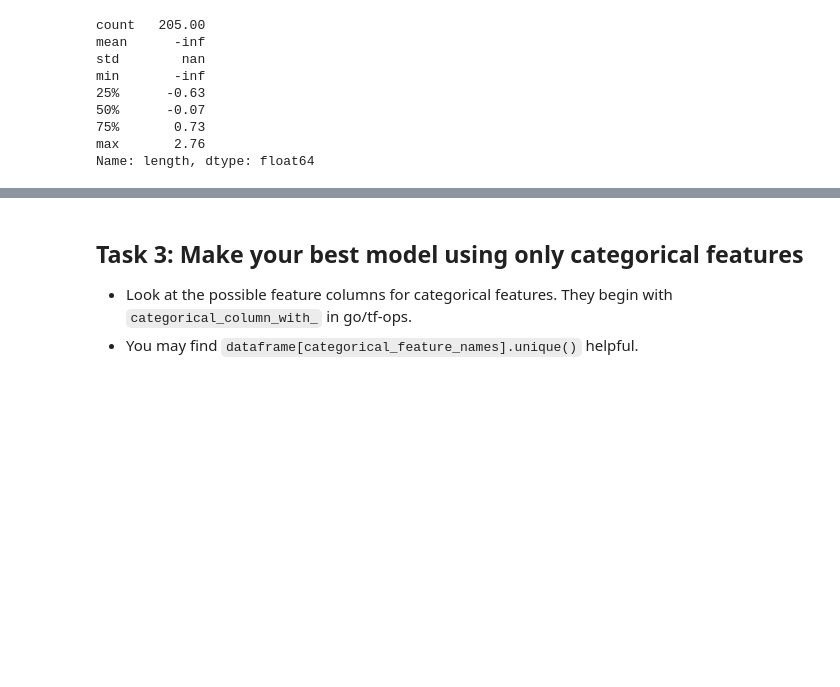
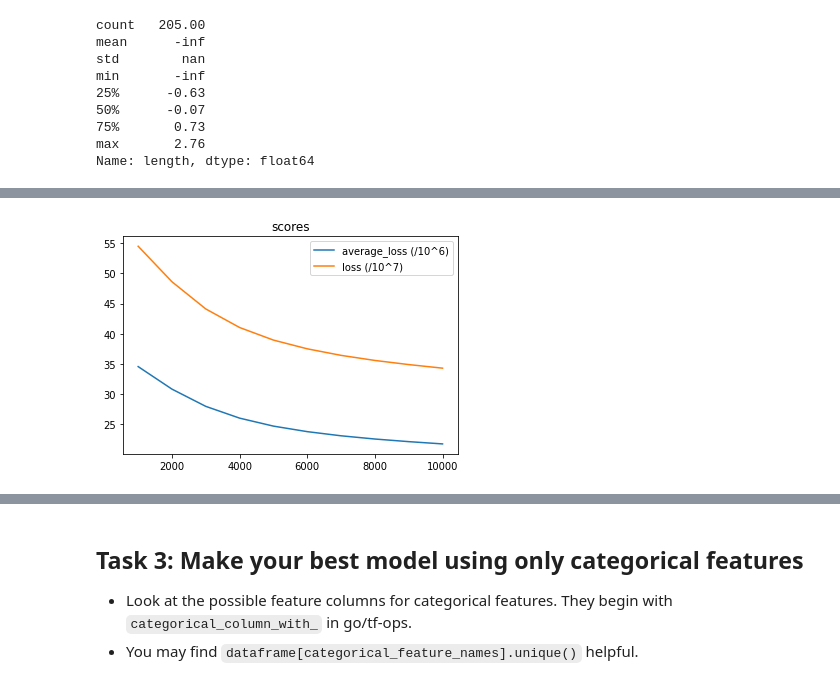
Before and after one commit to IanEdington/learn, a Jupyter notebook: machine-learning/ggl-mlcc/intro_to_modeling.ipynb, the cells around one changed output, grey strips where cells are left out. Drawn from its saved outputs; the diff is of its cells as text; code cells hidden in the pictures; blank space fills up the shorter version.

```diff
--- a/machine-learning/ggl-mlcc/intro_to_modeling.ipynb
+++ b/machine-learning/ggl-mlcc/intro_to_modeling.ipynb
@@ -1434,0 +1572,72 @@ Name: length, dtype: float64
+# %%
+batch_size = 16
+
+x_df = car_data[numeric_feature_names]
+y_series = car_data['price']
+
+# Create input_fn's so that the estimator knows how to read in your data.
+train_input_fn = tf.estimator.inputs.pandas_input_fn(
+    x=x_df,
+    y=y_series,
+    batch_size=batch_size,
+    num_epochs=None,
+    shuffle=True)
+
+eval_input_fn = tf.estimator.inputs.pandas_input_fn(
+    x=x_df,
+    y=y_series,
+    batch_size=batch_size,
+    shuffle=False)
+
+predict_input_fn = tf.estimator.inputs.pandas_input_fn(
+    x=x_df,
+    batch_size=batch_size,
+    shuffle=False)
+
+# Feature columns allow the model to parse the data, perform common
+# preprocessing, and automatically generate an input layer for the tf.Estimator.
+means = x_df.mean()
+stds = x_df.std()
+def generate_numberic_feature_normalizer(feature_name):
+  return lambda x: (x - means[feature_name]) / (epsilon + stds[feature_name])
+
+model_feature_columns = []
+numeric_feature_to_normalize = ["peak-rpm"]
+for feature_name in numeric_feature_names:
+  normalizer_fn = None
+  if feature_name in numeric_feature_to_normalize:
+    normalizer_fn=generate_numberic_feature_normalizer(feature_name)
+
+  model_feature_columns.append(
+     tf.feature_column.numeric_column(
+          feature_name,
+          normalizer_fn=normalizer_fn
+        ))
+
+print('model_feature_columns', model_feature_columns)
+
+est = tf.estimator.DNNRegressor(
+    feature_columns=model_feature_columns,
+    hidden_units=[64],
+    optimizer=tf.train.AdagradOptimizer(learning_rate=0.02),
+  )
+
+# TRAIN
+num_print_statements = 10
+num_training_steps = 10000
+all_scores = []
+for _ in range(num_print_statements):
+  est.train(train_input_fn, steps=num_training_steps // num_print_statements)
+  scores = est.evaluate(eval_input_fn)
+
+  # The `scores` dictionary has several metrics automatically generated by the
+  # canned Estimator.
+  # `average_loss` is the average loss for an individual example.
+  # `loss` is the summed loss for the batch.
+  # In addition to these scalar losses, you may find the visualization functions
+  # in the next cell helpful for debugging model quality.
+  all_scores.append(scores)
+  print('scores:', scores)
+
+make_score_plot(all_scores)
+# %% [output]
@@ -1434,0 +1661 @@ Name: length, dtype: float64
+[figure, added]
```
Also changed, not shown: parts of 54 cells of this notebook.
